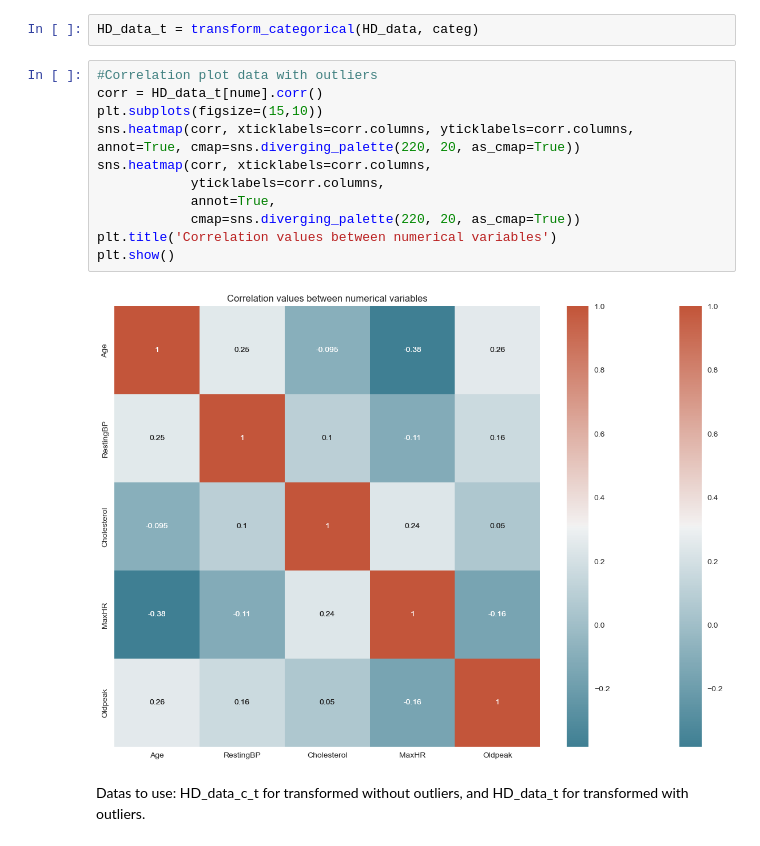
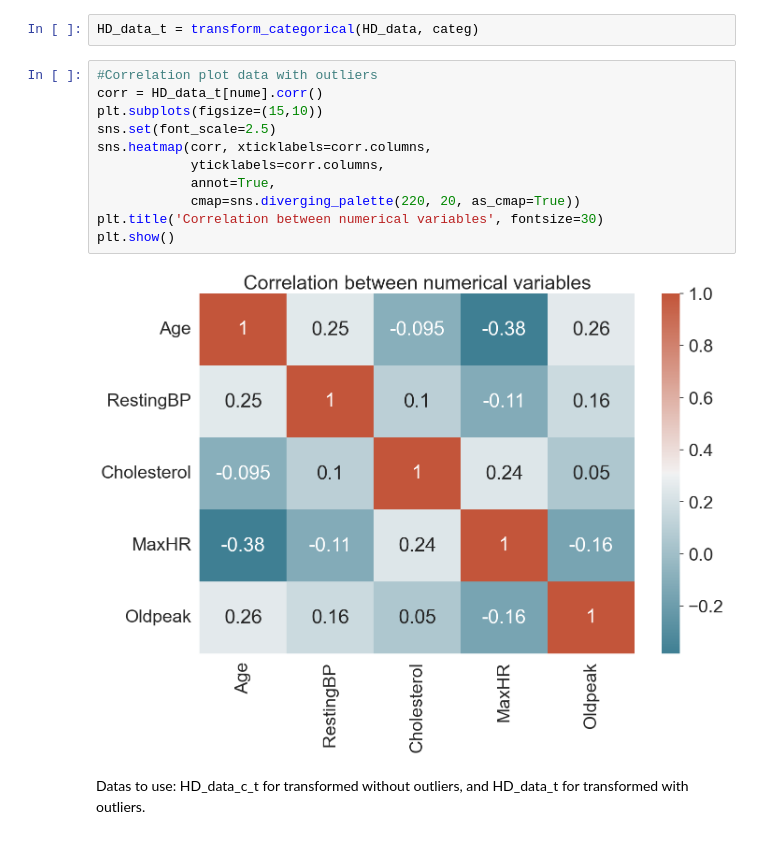
Before and after one commit to dbalmaseda/HeartDisease_classfication, a Jupyter notebook: decision_tree.ipynb, the cells around one changed output. Cells and saved outputs as stored; diff of their text form.

```diff
--- a/decision_tree.ipynb
+++ b/decision_tree.ipynb
@@ -113,16 +113,16 @@ HD_data_t = transform_categorical(HD_data, categ)
 # %%
 #Correlation plot data with outliers
 corr = HD_data_t[nume].corr()
 plt.subplots(figsize=(15,10))
-sns.heatmap(corr, xticklabels=corr.columns, yticklabels=corr.columns, annot=True, cmap=sns.diverging_palette(220, 20, as_cmap=True))
+sns.set(font_scale=2.5)
 sns.heatmap(corr, xticklabels=corr.columns,
             yticklabels=corr.columns,
             annot=True,
             cmap=sns.diverging_palette(220, 20, as_cmap=True))
-plt.title('Correlation values between numerical variables')
+plt.title('Correlation between numerical variables', fontsize=30)
 plt.show()
 # %% [output]
-[figure, old version]
+[figure, new version]
 # %% [markdown]
 Datas to use: HD_data_c_t for transformed without outliers, and HD_data_t for transformed with outliers.
 # %%
```
Also changed, not shown: 3 other files.
